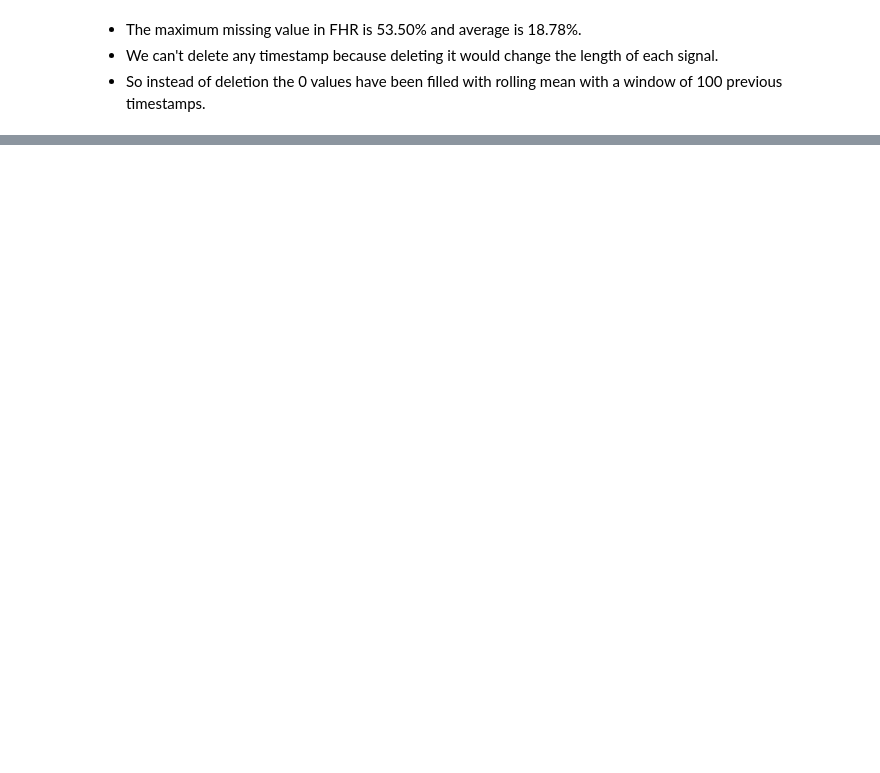
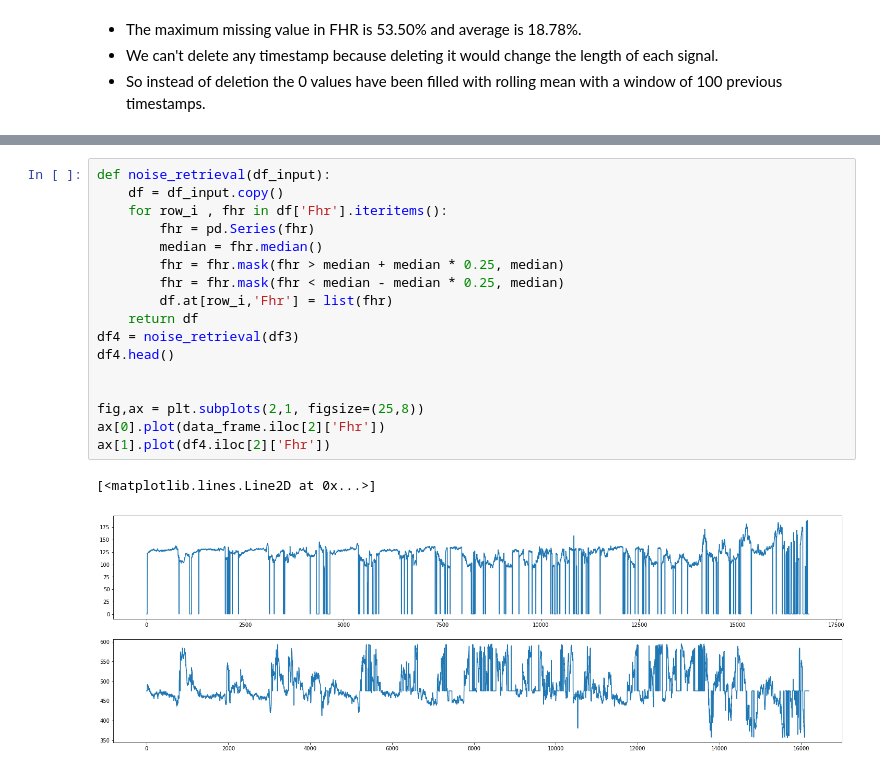
Before and after one commit to igeor/Cardiotocographic-Signal-Classification-based-on-Heart-Rate-Variability, a Jupyter notebook: analysis.ipynb, the cells around one changed output, grey strips where cells are left out. Drawn from its saved outputs; the diff is of its cells as text; blank space fills up the shorter version.

```diff
--- a/analysis.ipynb
+++ b/analysis.ipynb
@@ -265,0 +285,20 @@ $$ {\displaystyle y=y_{0}\left(1-{\frac {x-x_{0}}{x_{1}-x_{0}}}\right)+y_{1}\lef
+# %%
+def noise_retrieval(df_input):
+    df = df_input.copy()
+    for row_i , fhr in df['Fhr'].iteritems():
+        fhr = pd.Series(fhr)
+        median = fhr.median()
+        fhr = fhr.mask(fhr > median + median * 0.25, median)
+        fhr = fhr.mask(fhr < median - median * 0.25, median)
+        df.at[row_i,'Fhr'] = list(fhr)
+    return df
+df4 = noise_retrieval(df3)
+df4.head()
+
+
+fig,ax = plt.subplots(2,1, figsize=(25,8))
+ax[0].plot(data_frame.iloc[2]['Fhr'])
+ax[1].plot(df4.iloc[2]['Fhr'])
+# %% [output]
+[<matplotlib.lines.Line2D at 0x...>]
+[figure, added]
```
Also changed, not shown: parts of 23 cells of this notebook.
